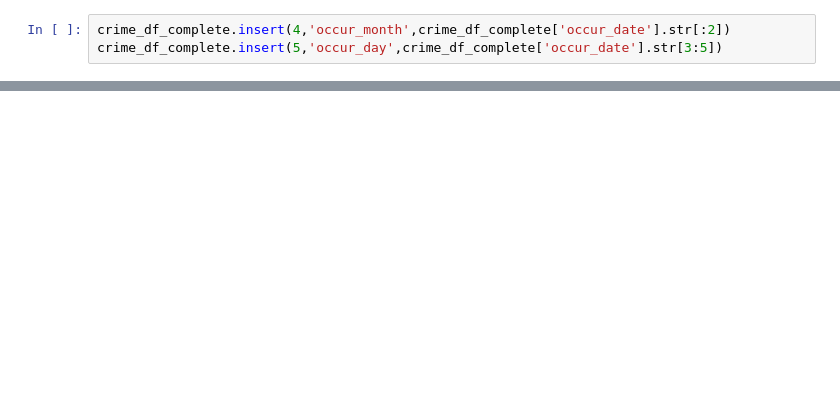
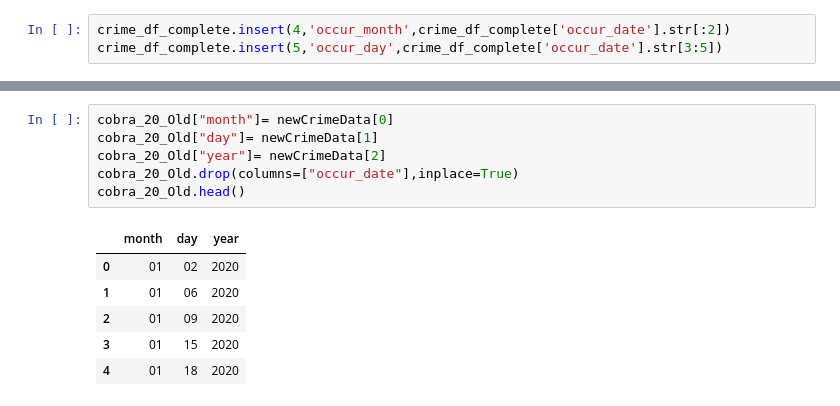
Before and after one commit to iiiramal/project-1-team-4, a Jupyter notebook: project-1-team-4.ipynb, the cells around one changed output, grey strips where cells are left out. Saved outputs shown, nothing was run; the diff lists cells and outputs as text; blank space fills up the shorter version.

```diff
--- a/project-1-team-4.ipynb
+++ b/project-1-team-4.ipynb
@@ -106,0 +265,13 @@ county_cases.head()
+# %%
+cobra_20_Old["month"]= newCrimeData[0]
+cobra_20_Old["day"]= newCrimeData[1]
+cobra_20_Old["year"]= newCrimeData[2]
+cobra_20_Old.drop(columns=["occur_date"],inplace=True)
+cobra_20_Old.head()
+# %% [output]
+|  | month | day | year |
+| 0 | 01 | 02 | 2020 |
+| 1 | 01 | 06 | 2020 |
+| 2 | 01 | 09 | 2020 |
+| 3 | 01 | 15 | 2020 |
+| 4 | 01 | 18 | 2020 |
```
Also changed, not shown: parts of 21 cells of this notebook.
